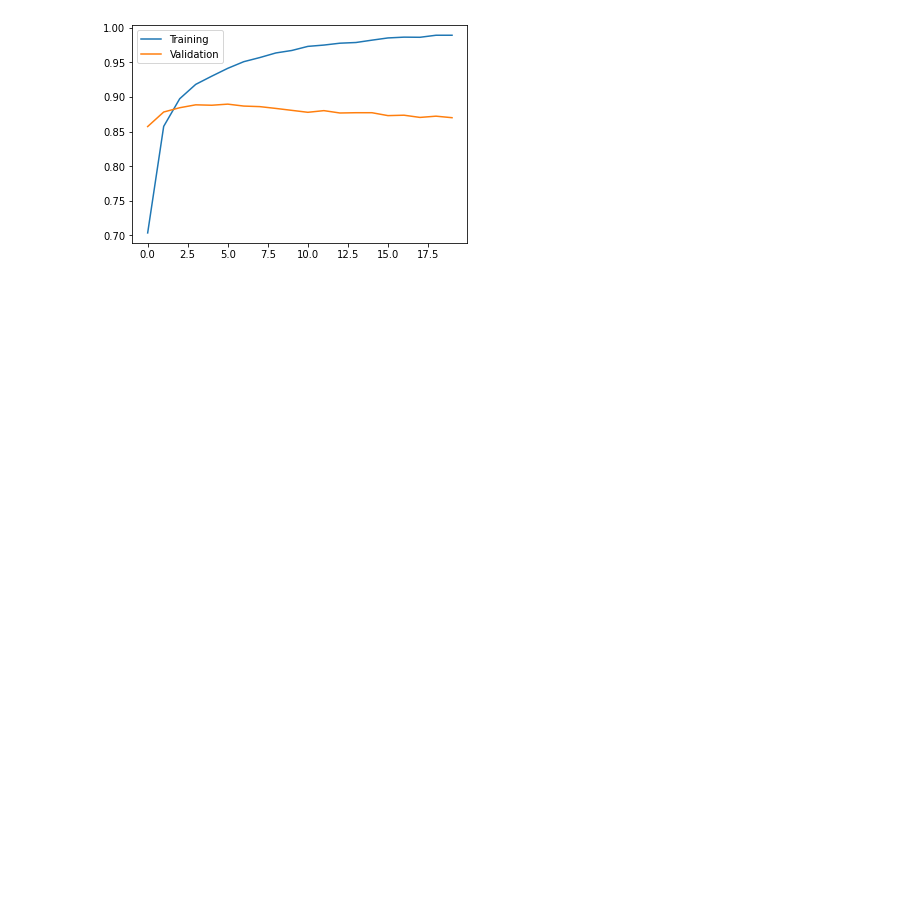
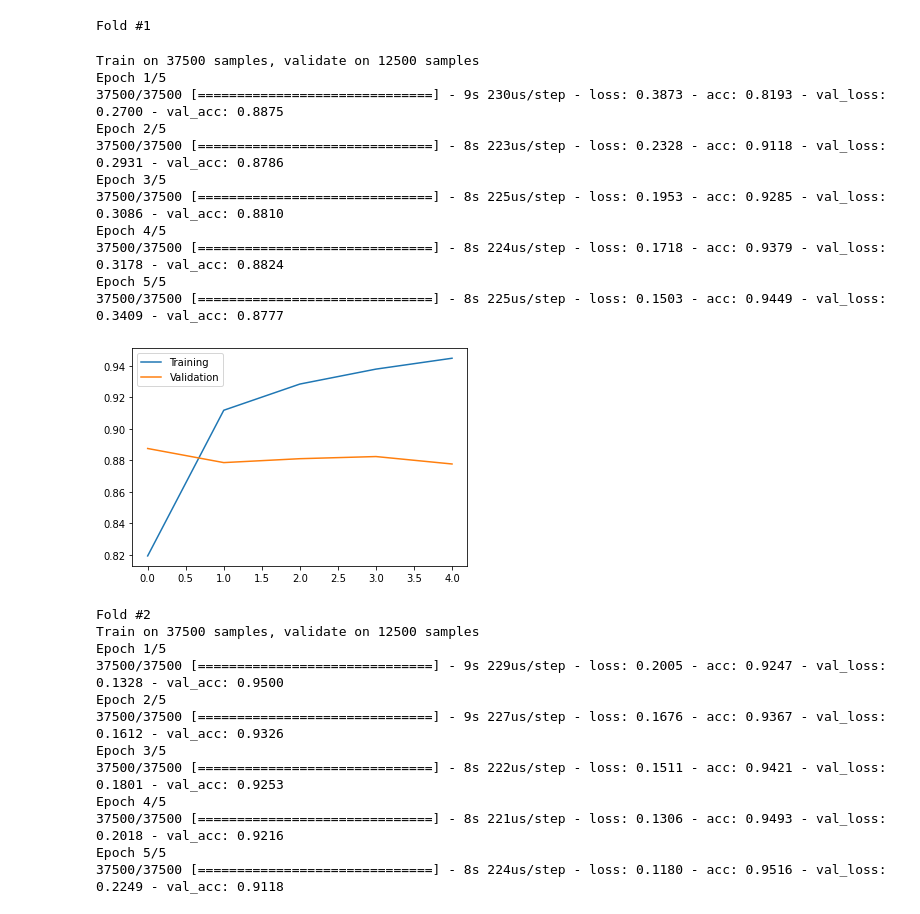
Before and after one commit to ahmedaashraf/Movie-Review-Classification, a Jupyter notebook: MovieReviewClassification.ipynb, the cells around one changed output. Drawn from its saved outputs; the diff is of its cells as text; code cells hidden in the pictures; blank space fills up the shorter version.

Commit message:
Cross-Validation is used

```diff
--- a/MovieReviewClassification.ipynb
+++ b/MovieReviewClassification.ipynb
@@ -57,5 +66,6 @@ word_index['the']
 # %%
-from tensorflow.python.keras.preprocessing.sequence import pad_sequences
+from keras.preprocessing.sequence import pad_sequences
+features = pad_sequences(features, padding = 'post', maxlen = 256)
 
-x_train = pad_sequences(x_train, padding = 'post', maxlen = 256)
-x_test = pad_sequences(x_test, padding = 'post', maxlen = 256)
+print (len(features[0]))
+decode (features[0])
@@ -111,13 +133,2 @@ Trainable params: 160,289
 Non-trainable params: 0
 _________________________________________________________________
-# %%
-E = 20
-
-h = model.fit(
-    x_train, y_train,
-    validation_split = 0.2,
-    epochs = E,
-
-
-    # verbose = False
-)
@@ -142,10 +135,62 @@ Epoch 20/20
 # %%
 import matplotlib.pyplot as plt
+from sklearn import metrics
 %matplotlib inline
 
-plt.plot(range(E), h.history['acc'], label = 'Training')
-plt.plot(range(E), h.history['val_acc'], label = 'Validation')
-plt.legend()
-plt.show()
+fold_num = 4
+
+skf = StratifiedKFold(fold_num, shuffle=True, random_state=42)
+fold = 0
+
+accu = []
+
+
+for train, test in skf.split(features,label,groups=None):
+    fold+=1
+    print(f"Fold #{fold}")
+
+    features_train = features[train]
+    label_train = label[train]
+    features_test = features[test]
+    label_test = label[test]
+
+
+    E = 5
+    h = model.fit(
+        features_train, label_train,
+        validation_data=(features_test,label_test),
+        epochs = E,
+    )
+
+    accu.append(h.history['val_acc'])
+
+    plt.plot(range(E), h.history['acc'], label = 'Training')
+    plt.plot(range(E), h.history['val_acc'], label = 'Validation')
+    plt.legend()
+    plt.show()
 # %% [output]
+Fold #1
+Train on 37500 samples, validate on 12500 samples
+Epoch 1/5
+37500/37500 [==============================] - 9s 230us/step - loss: 0.3873 - acc: 0.8193 - val_loss: 0.2700 - val_acc: 0.8875
+Epoch 2/5
+37500/37500 [==============================] - 8s 223us/step - loss: 0.2328 - acc: 0.9118 - val_loss: 0.2931 - val_acc: 0.8786
+Epoch 3/5
+37500/37500 [==============================] - 8s 225us/step - loss: 0.1953 - acc: 0.9285 - val_loss: 0.3086 - val_acc: 0.8810
+Epoch 4/5
+37500/37500 [==============================] - 8s 224us/step - loss: 0.1718 - acc: 0.9379 - val_loss: 0.3178 - val_acc: 0.8824
+Epoch 5/5
+37500/37500 [==============================] - 8s 225us/step - loss: 0.1503 - acc: 0.9449 - val_loss: 0.3409 - val_acc: 0.8777
-[figure, old version]
+[figure, new version]
+Fold #2
+Train on 37500 samples, validate on 12500 samples
+Epoch 1/5
+37500/37500 [==============================] - 9s 229us/step - loss: 0.2005 - acc: 0.9247 - val_loss: 0.1328 - val_acc: 0.9500
+Epoch 2/5
+37500/37500 [==============================] - 9s 227us/step - loss: 0.1676 - acc: 0.9367 - val_loss: 0.1612 - val_acc: 0.9326
+Epoch 3/5
+37500/37500 [==============================] - 8s 222us/step - loss: 0.1511 - acc: 0.9421 - val_loss: 0.1801 - val_acc: 0.9253
+Epoch 4/5
+37500/37500 [==============================] - 8s 221us/step - loss: 0.1306 - acc: 0.9493 - val_loss: 0.2018 - val_acc: 0.9216
+Epoch 5/5
+37500/37500 [==============================] - 8s 224us/step - loss: 0.1180 - acc: 0.9516 - val_loss: 0.2249 - val_acc: 0.9118
```
Also changed, not shown: parts of 26 cells of this notebook.
